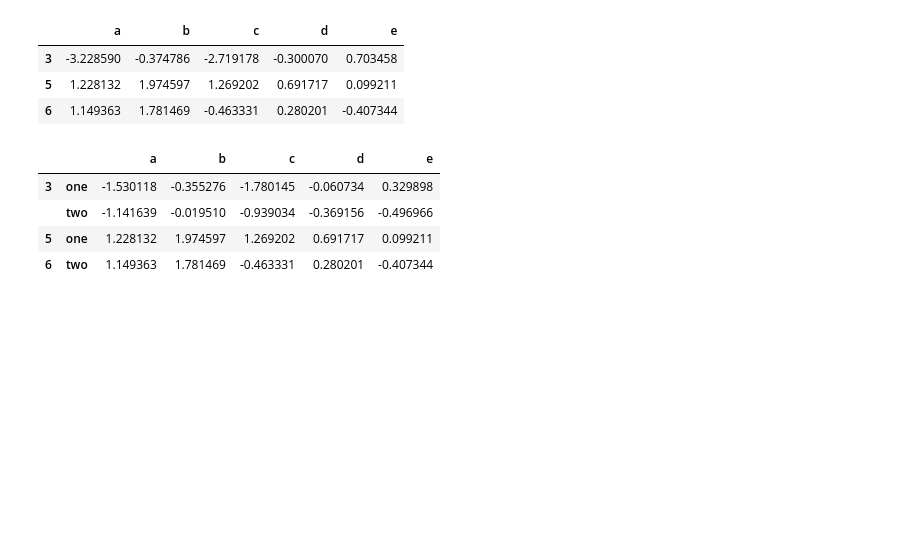
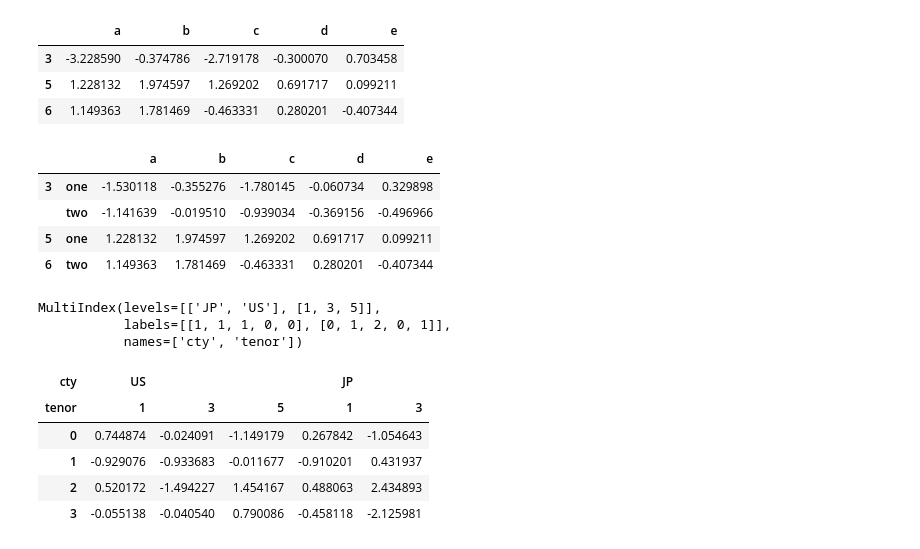
Before and after one commit to xuyagang/pycon, a Jupyter notebook: DA/Exercise/第九章_数据聚合与分组运算.ipynb, the cells around one changed output. Saved outputs shown, nothing was run; the diff lists cells and outputs as text; code cells hidden in the pictures; blank space fills up the shorter version.

```diff
--- a/DA/Exercise/第九章_数据聚合与分组运算.ipynb
+++ b/DA/Exercise/第九章_数据聚合与分组运算.ipynb
@@ -281,3 +281,26 @@ people.groupby([len, key_list]).min()
 |  | two | -1.141639 | -0.019510 | -0.939034 | -0.369156 | -0.496966 |
 | 5 | one | 1.228132 | 1.974597 | 1.269202 | 0.691717 | 0.099211 |
 | 6 | two | 1.149363 | 1.781469 | -0.463331 | 0.280201 | -0.407344 |
+# %%
+columns = pd.MultiIndex.from_arrays(
+    # 第一层级
+    [['US', 'US', 'US', 'JP', 'JP'],
+    # 第二层级
+     [1, 3, 5, 1, 3]],
+    # 层级的名字集合
+    names=['cty', 'tenor'])
+columns
+# %% [output]
+MultiIndex(levels=[['JP', 'US'], [1, 3, 5]],
+           labels=[[1, 1, 1, 0, 0], [0, 1, 2, 0, 1]],
+           names=['cty', 'tenor'])
+# %%
+hier_df = pd.DataFrame(np.random.randn(4,5), columns=columns)
+hier_df
+# %% [output]
+| cty | US |  |  | JP |  |
+| tenor | 1 | 3 | 5 | 1 | 3 |
+| 0 | 0.744874 | -0.024091 | -1.149179 | 0.267842 | -1.054643 |
+| 1 | -0.929076 | -0.933683 | -0.011677 | -0.910201 | 0.431937 |
+| 2 | 0.520172 | -1.494227 | 1.454167 | 0.488063 | 2.434893 |
+| 3 | -0.055138 | -0.040540 | 0.790086 | -0.458118 | -2.125981 |
```
Also changed, not shown: parts of 1 cell of this notebook, 1 other file.
